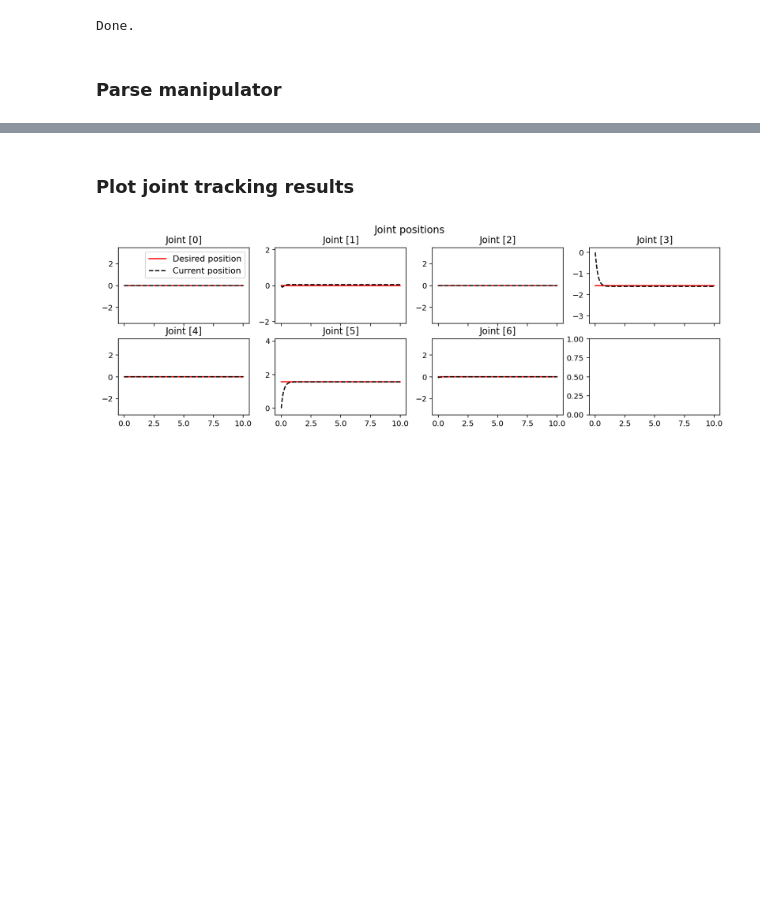
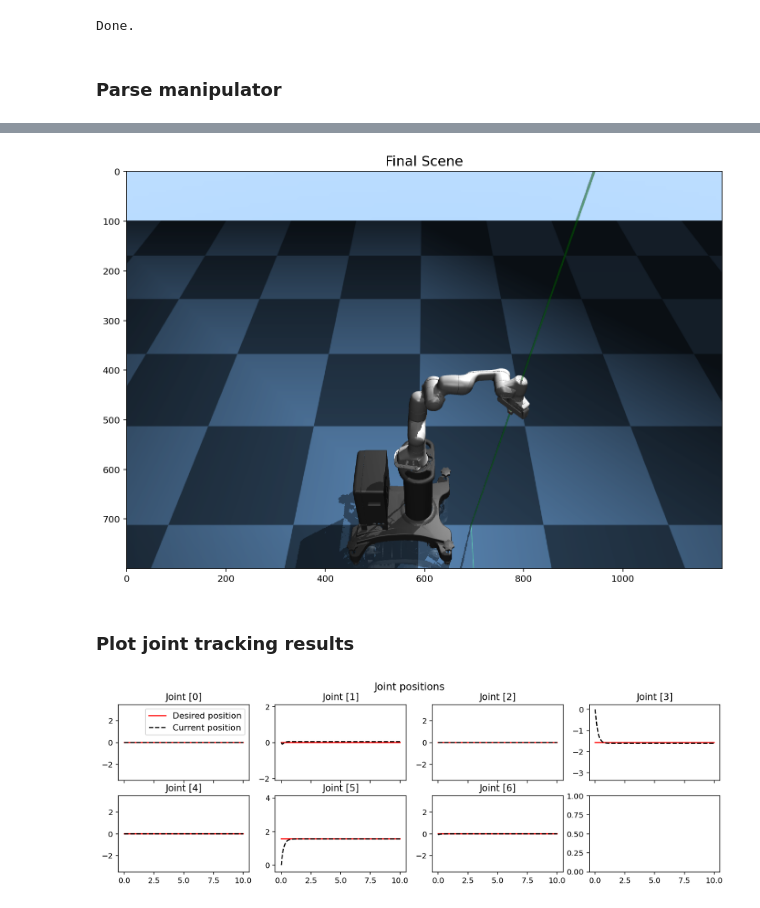
Before and after one commit to sjchoi86/simple-mujoco-usage, a Jupyter notebook: code/demo_manipulator_pid.ipynb, the cells around one changed output, grey strips where cells are left out. Saved outputs shown, nothing was run; the diff lists cells and outputs as text; code cells hidden in the pictures; blank space fills up the shorter version.

```diff
--- a/code/demo_manipulator_pid.ipynb
+++ b/code/demo_manipulator_pid.ipynb
@@ -70,4 +70,8 @@ tick:[5001], sec_wall:[4.992]sec, sec_sim:[10.000]sec
 Done.
+# %%
+env.plot_scene(figsize=(12,8),render_w=1200,render_h=800,title_str='Final Scene',title_fs=15)
+# %% [output]
+[figure, added]
 # %%
 env.terminate_viewer() # terminate viewer
 # %% [markdown]
```
Also changed, not shown: parts of 3 cells of this notebook, 1 other file.
